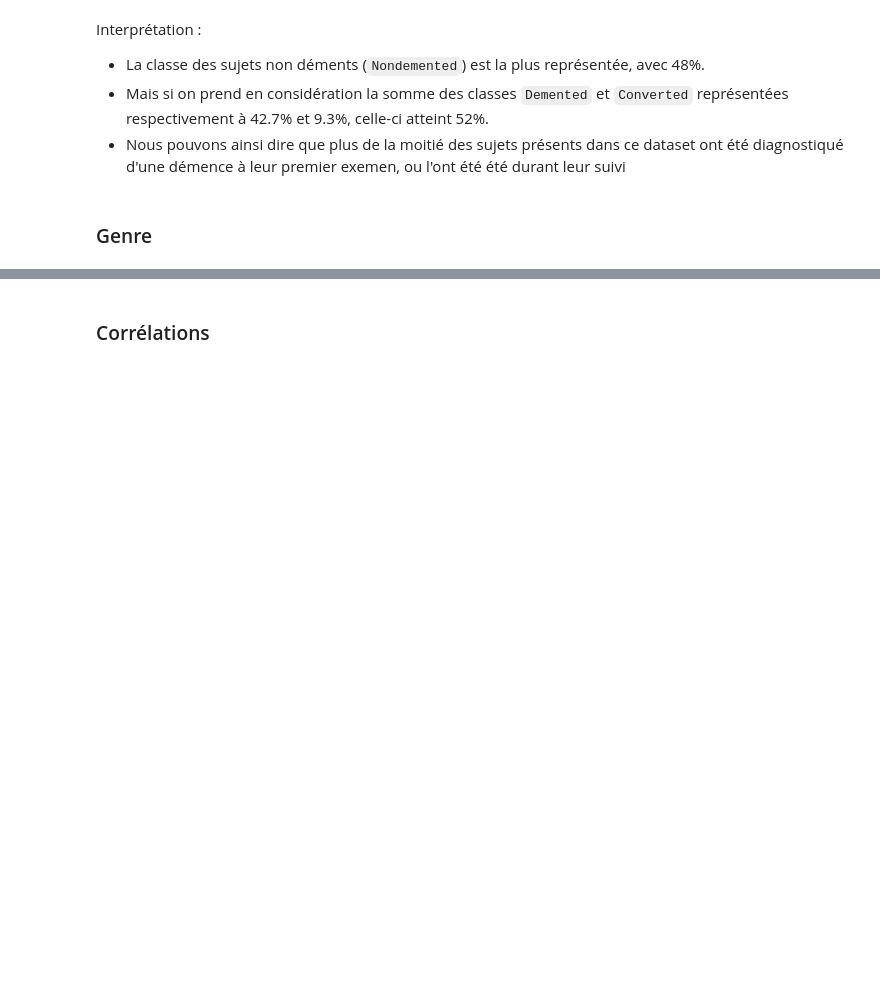
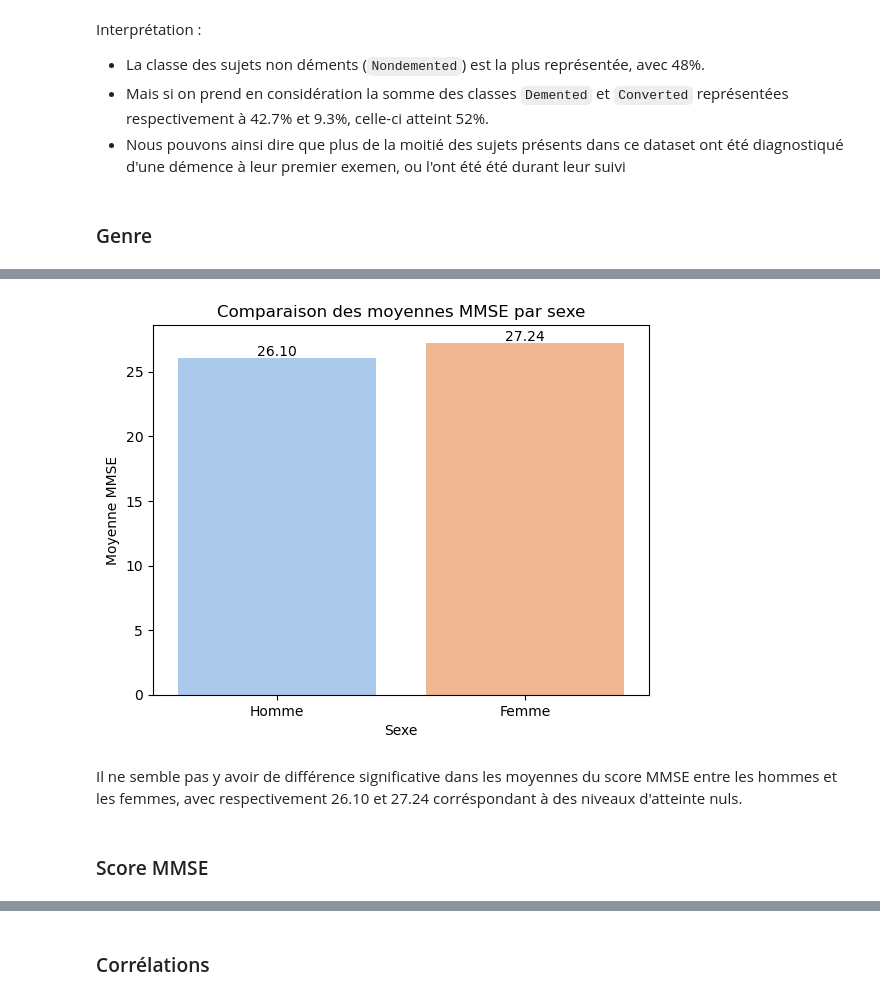
Before and after one commit to Kartmaan/alzheimer, a Jupyter notebook: alz_long.ipynb, the cells around one changed output, grey strips where cells are left out. Drawn from its saved outputs; the diff is of its cells as text; code cells hidden in the pictures; blank space fills up the shorter version.

```diff
--- a/alz_long.ipynb
+++ b/alz_long.ipynb
@@ -329,0 +355,30 @@ Les sujet de ce datadet sont composés à majorité d'homme avec 58.7%, contre 4
+# %%
+# Récupération des moyennes MMSE pour chaque sexe
+male_mmse_mean = male['MMSE'].mean()
+female_mmse_mean = female['MMSE'].mean()
+# %%
+# Création d'un dataframe
+df_mean = {'Sexe': ['Homme', 'Femme'], 'MMSE': [male_mmse_mean, female_mmse_mean]}
+df_mean = pd.DataFrame(df_mean)
+
+# Création du graphique à barres
+ax = sns.barplot(x='Sexe', y='MMSE', data=df_mean, hue='Sexe')
+
+# Affichage des valeurs sur les barres
+for p in ax.patches:
+    ax.annotate(format(p.get_height(), '.2f'),
+                   (p.get_x() + p.get_width() / 2., p.get_height()),
+                   ha = 'center', va = 'center',
+                   xytext = (0, 4),
+                   textcoords = 'offset points')
+
+plt.title('Comparaison des moyennes MMSE par sexe')
+plt.ylabel('Moyenne MMSE')
+
+plt.show()
+# %% [output]
+[figure, added]
+# %% [markdown]
+Il ne semble pas y avoir de différence significative dans les moyennes du score MMSE entre les hommes et les femmes, avec respectivement 26.10 et 27.24 corréspondant à des niveaux d'atteinte nuls.
+# %% [markdown]
+### Score MMSE
```
Also changed, not shown: parts of 17 cells of this notebook.
